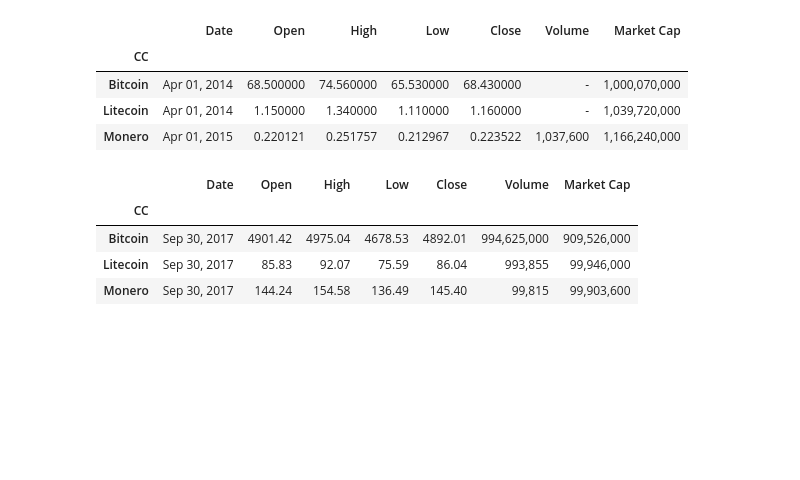
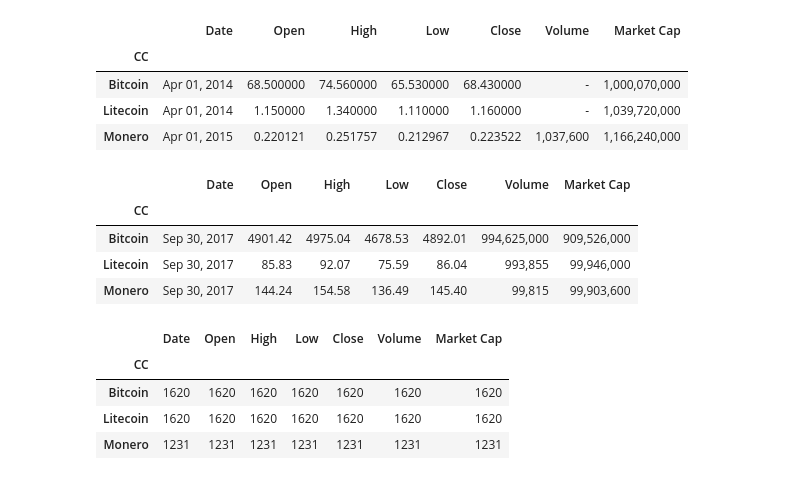
Before and after one commit to kayne10/Crypto-Pirates, a Jupyter notebook: pandas_scripts/MasterDataFrame.ipynb, the cells around one changed output. Cells and saved outputs as stored; diff of their text form; code cells hidden in the pictures; blank space fills up the shorter version.

```diff
--- a/pandas_scripts/MasterDataFrame.ipynb
+++ b/pandas_scripts/MasterDataFrame.ipynb
@@ -93,3 +98,12 @@ master_df.groupby('CC').max()
 | Bitcoin | Sep 30, 2017 | 4901.42 | 4975.04 | 4678.53 | 4892.01 | 994,625,000 | 909,526,000 |
 | Litecoin | Sep 30, 2017 | 85.83 | 92.07 | 75.59 | 86.04 | 993,855 | 99,946,000 |
 | Monero | Sep 30, 2017 | 144.24 | 154.58 | 136.49 | 145.40 | 99,815 | 99,903,600 |
+# %%
+# Count number of interations
+master_df.groupby('CC').count()
+# %% [output]
+|  | Date | Open | High | Low | Close | Volume | Market Cap |
+| CC |  |  |  |  |  |  |  |
+| Bitcoin | 1620 | 1620 | 1620 | 1620 | 1620 | 1620 | 1620 |
+| Litecoin | 1620 | 1620 | 1620 | 1620 | 1620 | 1620 | 1620 |
+| Monero | 1231 | 1231 | 1231 | 1231 | 1231 | 1231 | 1231 |
```
Also changed, not shown: parts of 10 cells of this notebook, 1 other file.
